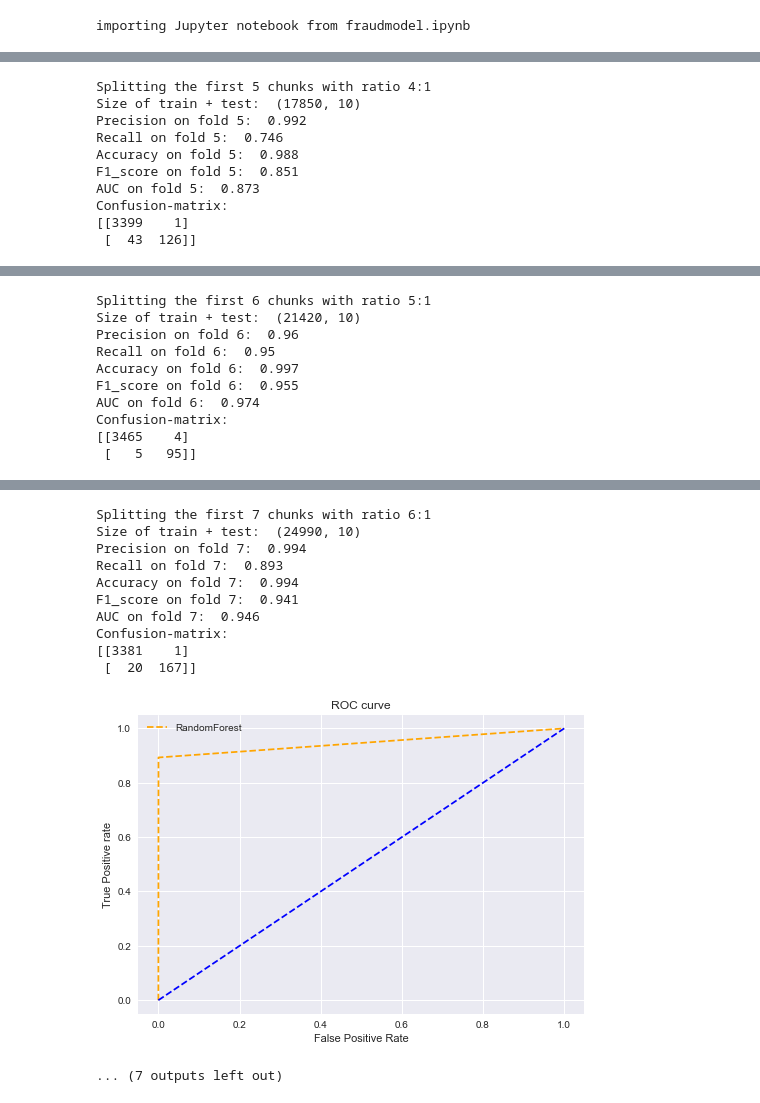
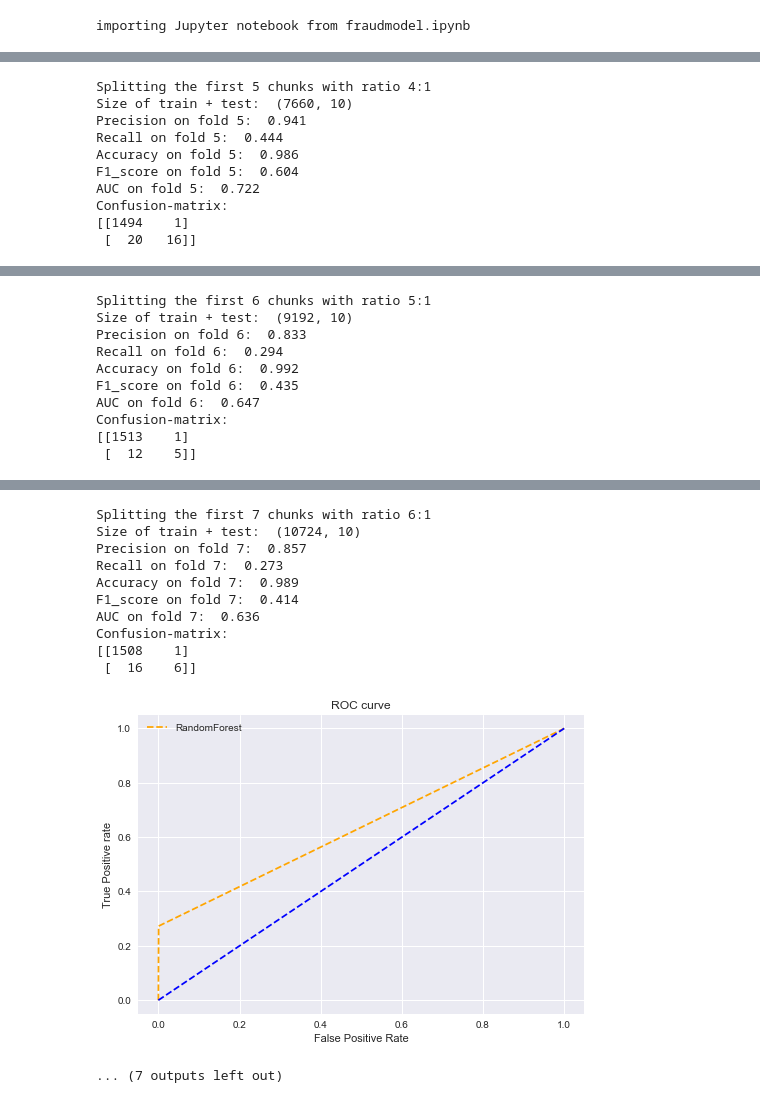
Before and after one commit to hungyichang19980105/Payability-project, a Jupyter notebook: Payability/Eval.ipynb, the cells around one changed output, grey strips where cells are left out. Drawn from its saved outputs; the diff is of its cells as text; code cells hidden in the pictures.

```diff
--- a/Payability/Eval.ipynb
+++ b/Payability/Eval.ipynb
@@ -16,7 +16,7 @@ from sklearn.metrics import classification_report, accuracy_score, recall_score,
 importing Jupyter notebook from fraudmodel.ipynb
 # %%
 # Import dataset
-df = pd.read_csv('data/input.csv')
+df = pd.read_csv('data/Old_input.csv')
 df2 = df[['transaction_risk_score','cc_amount','ledger_balance','cardholder_presence','card_presence',
           'partial_approval_capable','channel','processing_type','date','cc_acceptor_state','cc_acceptor_country','is_fraud']]
 df2 = df2.sort_values(by='date')
@@ -249,4 +249,4 @@ AUC mean: 0.94625
 # %%
-RF10 = model.TimeSeriesKFold(X, y, 10, 'RandomForest')
+RF10 = fraudmodel.TimeSeriesKFold(X, y, 10, 'RandomForest')
 # %% [output]
 -----RandomForest-----
@@ -289,10 +289,10 @@ Confusion-matrix:
 Splitting the first 5 chunks with ratio 4:1
-Size of train + test:  (17850, 10)
-Precision on fold 5:  0.992
-Recall on fold 5:  0.746
-Accuracy on fold 5:  0.988
-F1_score on fold 5:  0.851
-AUC on fold 5:  0.873
+Size of train + test:  (7660, 10)
+Precision on fold 5:  0.941
+Recall on fold 5:  0.444
+Accuracy on fold 5:  0.986
+F1_score on fold 5:  0.604
+AUC on fold 5:  0.722
 Confusion-matrix:
-[[3399    1]
- [  43  126]]
+[[1494    1]
+ [  20   16]]
@@ -300,10 +300,10 @@ Confusion-matrix:
 Splitting the first 6 chunks with ratio 5:1
-Size of train + test:  (21420, 10)
-Precision on fold 6:  0.96
-Recall on fold 6:  0.95
-Accuracy on fold 6:  0.997
-F1_score on fold 6:  0.955
-AUC on fold 6:  0.974
+Size of train + test:  (9192, 10)
+Precision on fold 6:  0.833
+Recall on fold 6:  0.294
+Accuracy on fold 6:  0.992
+F1_score on fold 6:  0.435
+AUC on fold 6:  0.647
 Confusion-matrix:
-[[3465    4]
- [   5   95]]
+[[1513    1]
+ [  12    5]]
@@ -311,13 +311,13 @@ Confusion-matrix:
 Splitting the first 7 chunks with ratio 6:1
-Size of train + test:  (24990, 10)
-Precision on fold 7:  0.994
-Recall on fold 7:  0.893
-Accuracy on fold 7:  0.994
-F1_score on fold 7:  0.941
-AUC on fold 7:  0.946
+Size of train + test:  (10724, 10)
+Precision on fold 7:  0.857
+Recall on fold 7:  0.273
+Accuracy on fold 7:  0.989
+F1_score on fold 7:  0.414
+AUC on fold 7:  0.636
 Confusion-matrix:
-[[3381    1]
- [  20  167]]
+[[1508    1]
+ [  16    6]]
-[figure, old version]
+[figure, new version]
 ... (7 outputs left out)
 # %%
```
Also changed, not shown: parts of 15 cells of this notebook, 18 other files.
